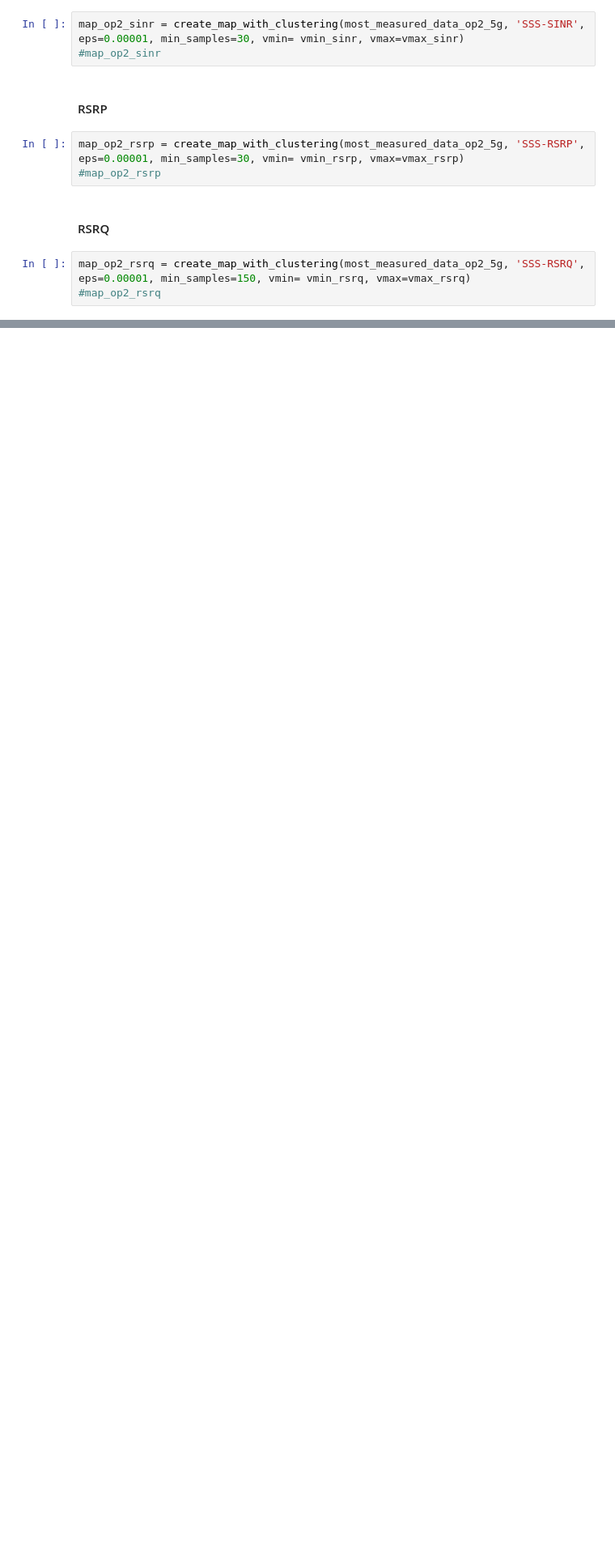
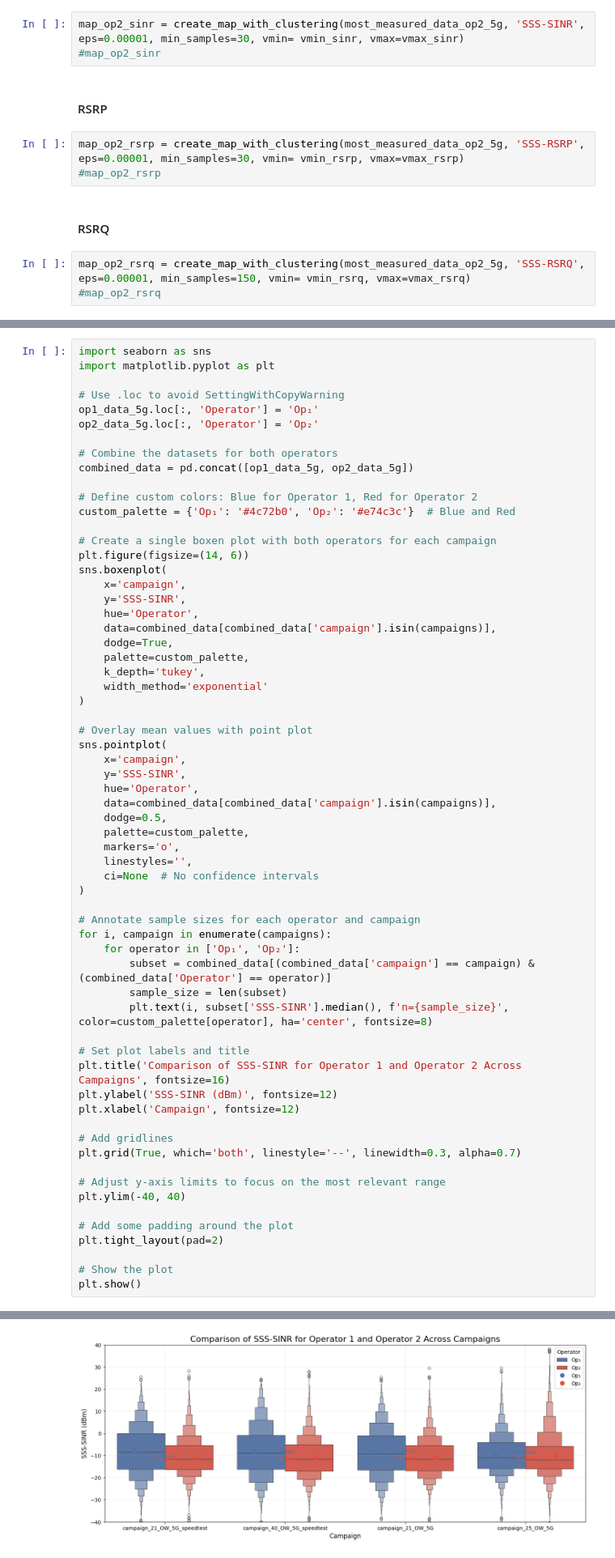
Before and after one commit to carolinevannebo/Remote-Education, a Jupyter notebook: IN5060_Assignment_2.ipynb, the cells around one changed output, grey strips where cells are left out. Shown at 81% size. Saved outputs shown, nothing was run; the diff lists cells and outputs as text; blank space fills up the shorter version.

```diff
--- a/IN5060_Assignment_2.ipynb
+++ b/IN5060_Assignment_2.ipynb
@@ -656,0 +807,64 @@ map_op2_rsrq = create_map_with_clustering(most_measured_data_op2_5g, 'SSS-RSRQ',
+# %%
+import seaborn as sns
+import matplotlib.pyplot as plt
+
+# Use .loc to avoid SettingWithCopyWarning
+op1_data_5g.loc[:, 'Operator'] = 'Op₁'
+op2_data_5g.loc[:, 'Operator'] = 'Op₂'
+
+# Combine the datasets for both operators
+combined_data = pd.concat([op1_data_5g, op2_data_5g])
+
+# Define custom colors: Blue for Operator 1, Red for Operator 2
+custom_palette = {'Op₁': '#4c72b0', 'Op₂': '#e74c3c'}  # Blue and Red
+
+# Create a single boxen plot with both operators for each campaign
+plt.figure(figsize=(14, 6))
+sns.boxenplot(
+    x='campaign',
+    y='SSS-SINR',
+    hue='Operator',
+    data=combined_data[combined_data['campaign'].isin(campaigns)],
+    dodge=True,
+    palette=custom_palette,
+    k_depth='tukey',
+    width_method='exponential'
+)
+
+# Overlay mean values with point plot
+sns.pointplot(
+    x='campaign',
+    y='SSS-SINR',
+    hue='Operator',
+    data=combined_data[combined_data['campaign'].isin(campaigns)],
+    dodge=0.5,
+    palette=custom_palette,
+    markers='o',
+    linestyles='',
+    ci=None  # No confidence intervals
+)
+
+# Annotate sample sizes for each operator and campaign
+for i, campaign in enumerate(campaigns):
+    for operator in ['Op₁', 'Op₂']:
+        subset = combined_data[(combined_data['campaign'] == campaign) & (combined_data['Operator'] == operator)]
+        sample_size = len(subset)
+        plt.text(i, subset['SSS-SINR'].median(), f'n={sample_size}', color=custom_palette[operator], ha='center', fontsize=8)
+
+# Set plot labels and title
+plt.title('Comparison of SSS-SINR for Operator 1 and Operator 2 Across Campaigns', fontsize=16)
+plt.ylabel('SSS-SINR (dBm)', fontsize=12)
+plt.xlabel('Campaign', fontsize=12)
+
+# Add gridlines
+plt.grid(True, which='both', linestyle='--', linewidth=0.3, alpha=0.7)
+
+# Adjust y-axis limits to focus on the most relevant range
+plt.ylim(-40, 40)
+
+# Add some padding around the plot
+plt.tight_layout(pad=2)
+
+# Show the plot
+plt.show()
+# %% [output]
@@ -656,0 +874 @@ map_op2_rsrq = create_map_with_clustering(most_measured_data_op2_5g, 'SSS-RSRQ',
+[figure, added]
```
Also changed, not shown: parts of 14 cells of this notebook, 1 other file.
